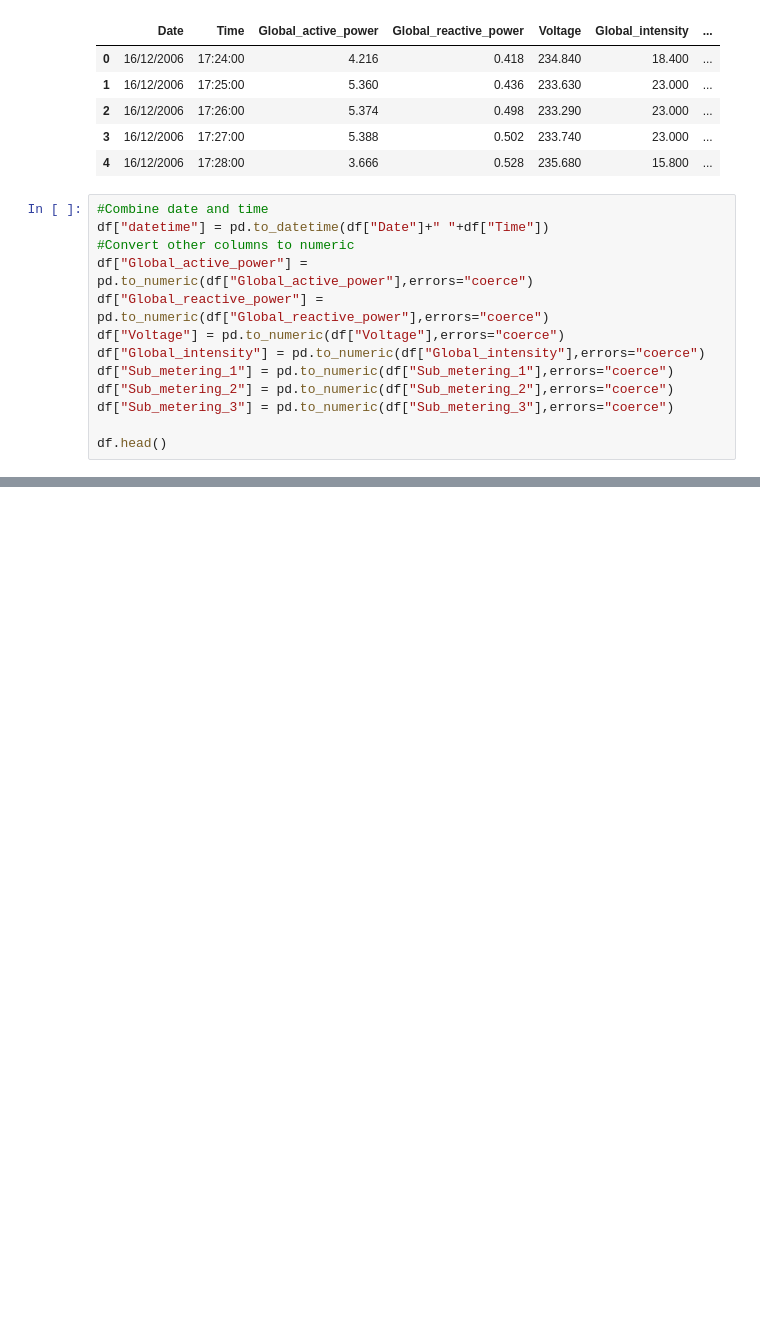
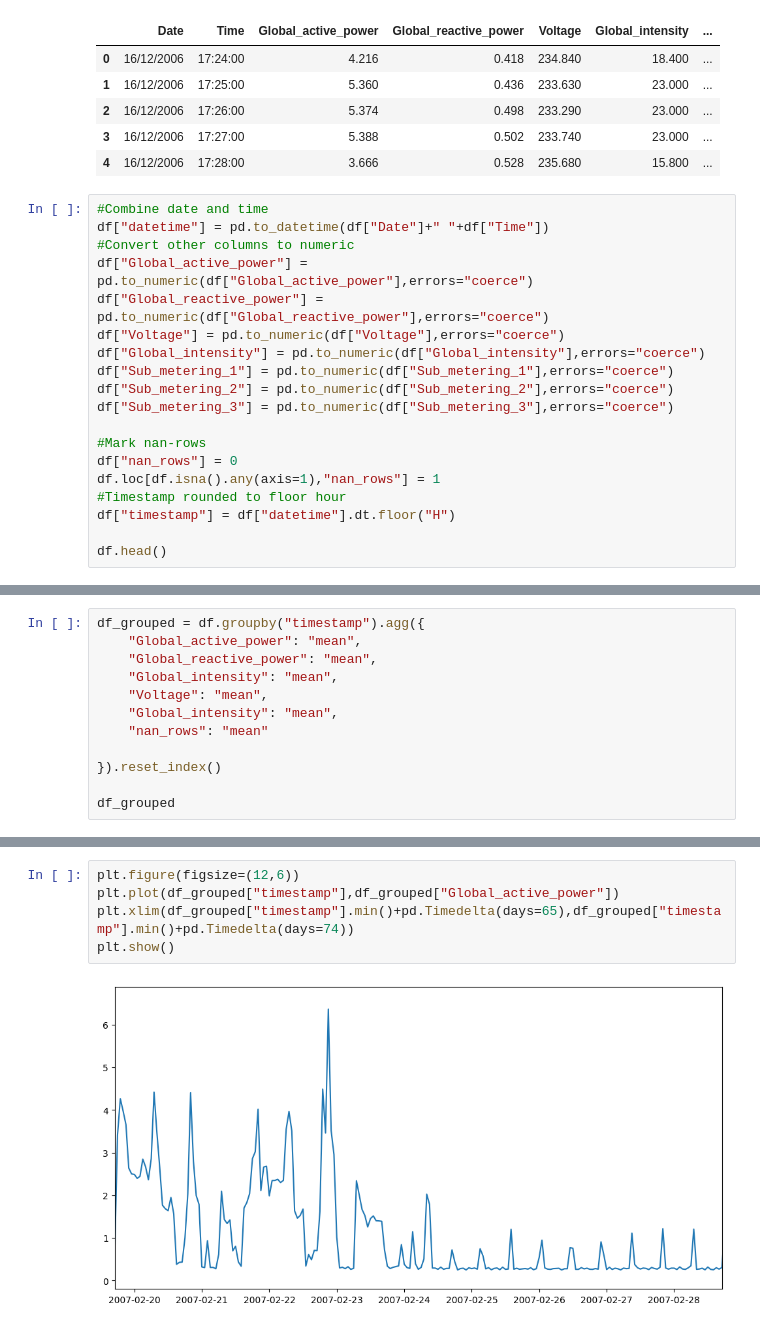
Before and after one commit to veetirajaniemi/adaml-ml-project, a Jupyter notebook: autocorrelation_analysis.ipynb, the cells around one changed output, grey strips where cells are left out. Drawn from its saved outputs; the diff is of its cells as text; blank space fills up the shorter version.

```diff
--- a/autocorrelation_analysis.ipynb
+++ b/autocorrelation_analysis.ipynb
@@ -25,4 +26,10 @@ df["Sub_metering_1"] = pd.to_numeric(df["Sub_metering_1"],errors="coerce")
 df["Sub_metering_2"] = pd.to_numeric(df["Sub_metering_2"],errors="coerce")
 df["Sub_metering_3"] = pd.to_numeric(df["Sub_metering_3"],errors="coerce")
 
+#Mark nan-rows
+df["nan_rows"] = 0
+df.loc[df.isna().any(axis=1),"nan_rows"] = 1
+#Timestamp rounded to floor hour
+df["timestamp"] = df["datetime"].dt.floor("H")
+
 df.head()
@@ -28,0 +43,12 @@ df.head()
+# %%
+df_grouped = df.groupby("timestamp").agg({
+    "Global_active_power": "mean",
+    "Global_reactive_power": "mean",
+    "Global_intensity": "mean",
+    "Voltage": "mean",
+    "Global_intensity": "mean",
+    "nan_rows": "mean"
+
+}).reset_index()
+
+df_grouped
@@ -28,0 +85,7 @@ df.head()
+# %%
+plt.figure(figsize=(12,6))
+plt.plot(df_grouped["timestamp"],df_grouped["Global_active_power"])
+plt.xlim(df_grouped["timestamp"].min()+pd.Timedelta(days=65),df_grouped["timestamp"].min()+pd.Timedelta(days=74))
+plt.show()
+# %% [output]
+[figure, added]
```
Also changed, not shown: parts of 4 cells of this notebook.
